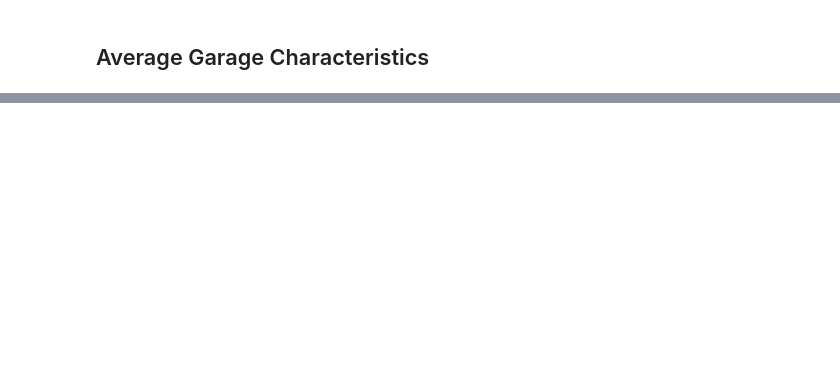
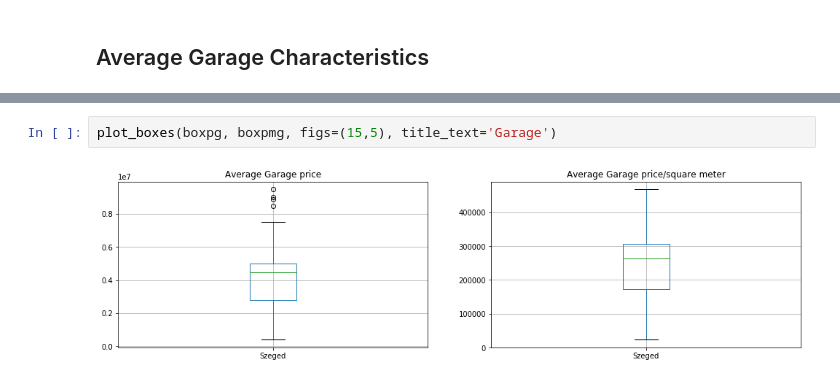
Before and after one commit to diveki/Property-finder, a Jupyter notebook: Summary_for_flats_template.ipynb, the cells around one changed output, grey strips where cells are left out. Saved outputs shown, nothing was run; the diff lists cells and outputs as text; blank space fills up the shorter version.

```diff
--- a/Summary_for_flats_template.ipynb
+++ b/Summary_for_flats_template.ipynb
@@ -97,0 +137,4 @@ plot_averages(avp_garage, avpm_garage, avs_garage, avls_garage, avc_garage, titl
+# %%
+plot_boxes(boxpg, boxpmg, figs=(15,5), title_text='Garage')
+# %% [output]
+[figure, added]
```
Also changed, not shown: parts of 16 cells of this notebook, 2 other files.
